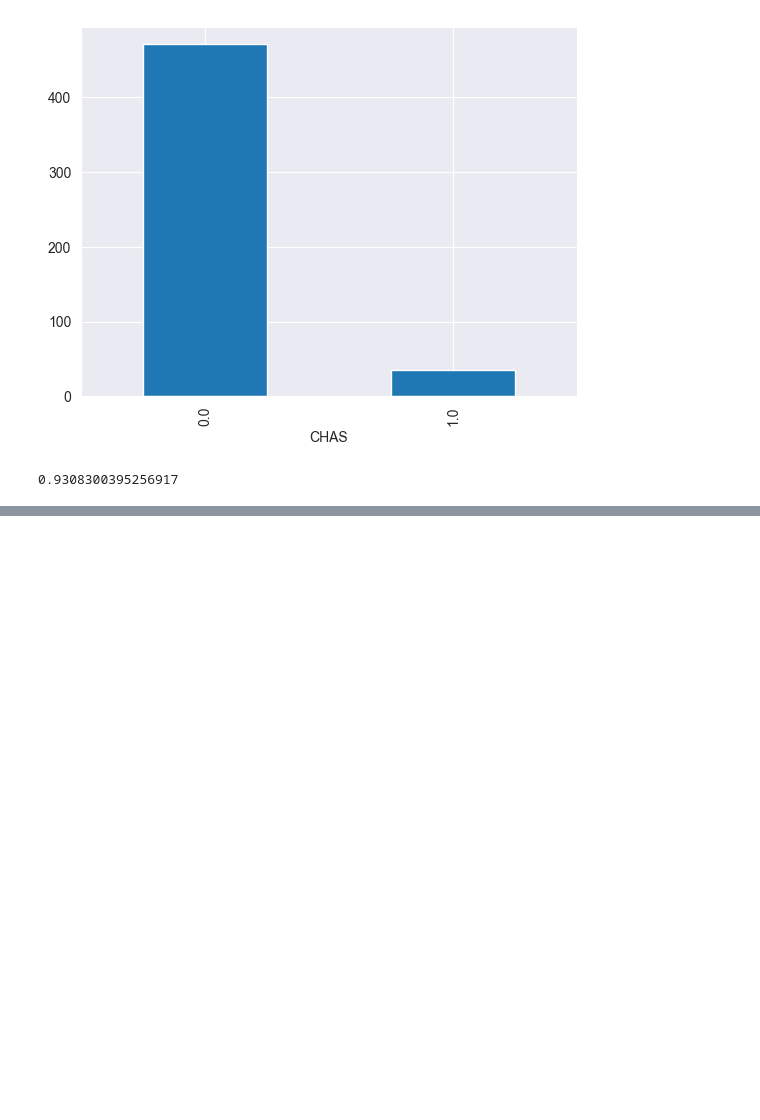
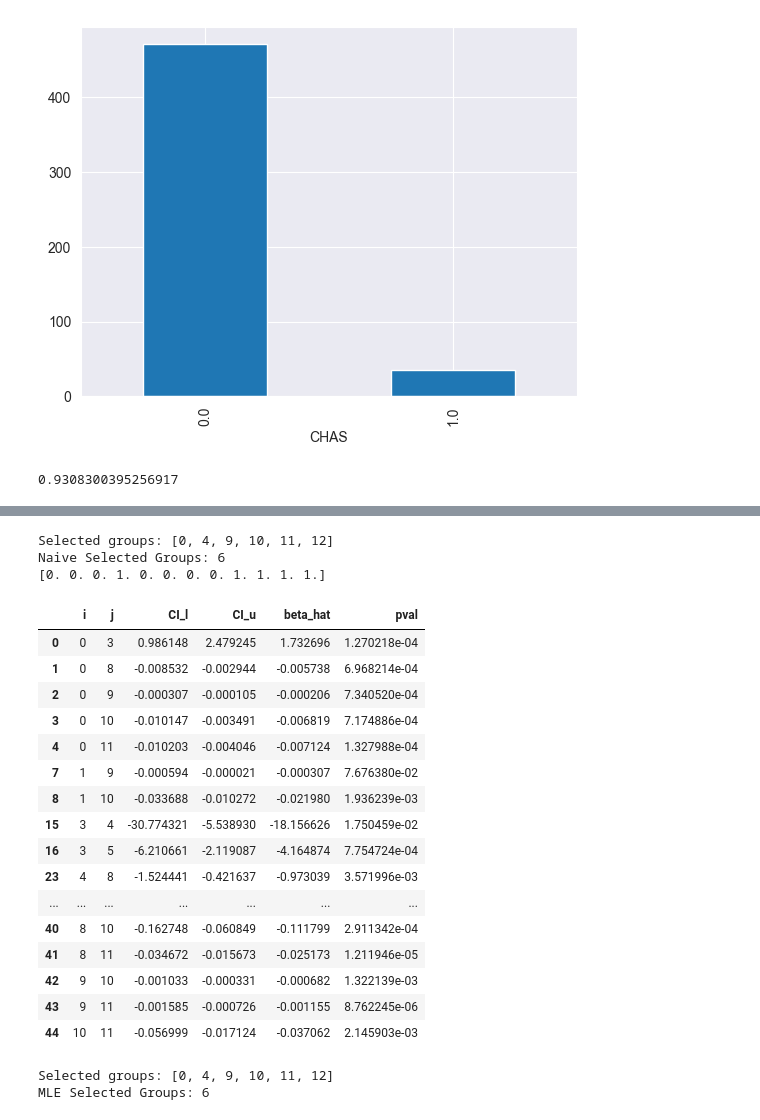
Before and after one commit to yiling-h/SI-Interaction, a Jupyter notebook: selectinf/BostonHousing/Boston.ipynb, the cells around one changed output, grey strips where cells are left out. Cells and saved outputs as stored; diff of their text form; code cells hidden in the pictures; blank space fills up the shorter version.

```diff
--- a/selectinf/BostonHousing/Boston.ipynb
+++ b/selectinf/BostonHousing/Boston.ipynb
@@ -104,0 +242,44 @@ for var in data.columns:
+# %%
+const = group_lasso.gaussian
+result_naive, nonzero_naive, selected_groups_naive \
+    = naive_inference_real_data(X=design_train, Y=np.array(y_train),
+                                raw_data=np.array(x_train),
+                                groups=groups_train, const=const,
+                                n_features=x_train.shape[1],
+                                intercept=True, weight_frac=2, level=0.9,
+                                mode="weakhierarchy", root_n_scaled=False)
+# %% [output]
+Selected groups: [0, 4, 9, 10, 11, 12]
+Naive Selected Groups: 6
+[0. 0. 0. 1. 0. 0. 0. 0. 1. 1. 1. 1.]
+# %%
+pd.DataFrame(result_naive)[pd.DataFrame(result_naive)['pval'] < 0.1]
+# %% [output]
+|  | i | j | CI_l | CI_u | beta_hat | pval |
+| 0 | 0 | 3 | 0.986148 | 2.479245 | 1.732696 | 1.270218e-04 |
+| 1 | 0 | 8 | -0.008532 | -0.002944 | -0.005738 | 6.968214e-04 |
+| 2 | 0 | 9 | -0.000307 | -0.000105 | -0.000206 | 7.340520e-04 |
+| 3 | 0 | 10 | -0.010147 | -0.003491 | -0.006819 | 7.174886e-04 |
+| 4 | 0 | 11 | -0.010203 | -0.004046 | -0.007124 | 1.327988e-04 |
+| 7 | 1 | 9 | -0.000594 | -0.000021 | -0.000307 | 7.676380e-02 |
+| 8 | 1 | 10 | -0.033688 | -0.010272 | -0.021980 | 1.936239e-03 |
+| 15 | 3 | 4 | -30.774321 | -5.538930 | -18.156626 | 1.750459e-02 |
+| 16 | 3 | 5 | -6.210661 | -2.119087 | -4.164874 | 7.754724e-04 |
+| 23 | 4 | 8 | -1.524441 | -0.421637 | -0.973039 | 3.571996e-03 |
+| ... | ... | ... | ... | ... | ... | ... |
+| 40 | 8 | 10 | -0.162748 | -0.060849 | -0.111799 | 2.911342e-04 |
+| 41 | 8 | 11 | -0.034672 | -0.015673 | -0.025173 | 1.211946e-05 |
+| 42 | 9 | 10 | -0.001033 | -0.000331 | -0.000682 | 1.322139e-03 |
+| 43 | 9 | 11 | -0.001585 | -0.000726 | -0.001155 | 8.762245e-06 |
+| 44 | 10 | 11 | -0.056999 | -0.017124 | -0.037062 | 2.145903e-03 |
+# %%
+result_MLE, nonzero_MLE, selected_groups_MLE\
+    = MLE_inference_real_data(X=design_train, Y=np.array(y_train),
+                              raw_data=np.array(x_train), groups=groups_train,
+                              n_features=x_train.shape[1],
+                              intercept=True, weight_frac=2, level=0.9,
+                              mode="weakhierarchy",
+                              root_n_scaled=False, proportion=0.9)
+# %% [output]
+Selected groups: [0, 4, 9, 10, 11, 12]
+MLE Selected Groups: 6
```
Also changed, not shown: parts of 41 cells of this notebook, 28 other files.
